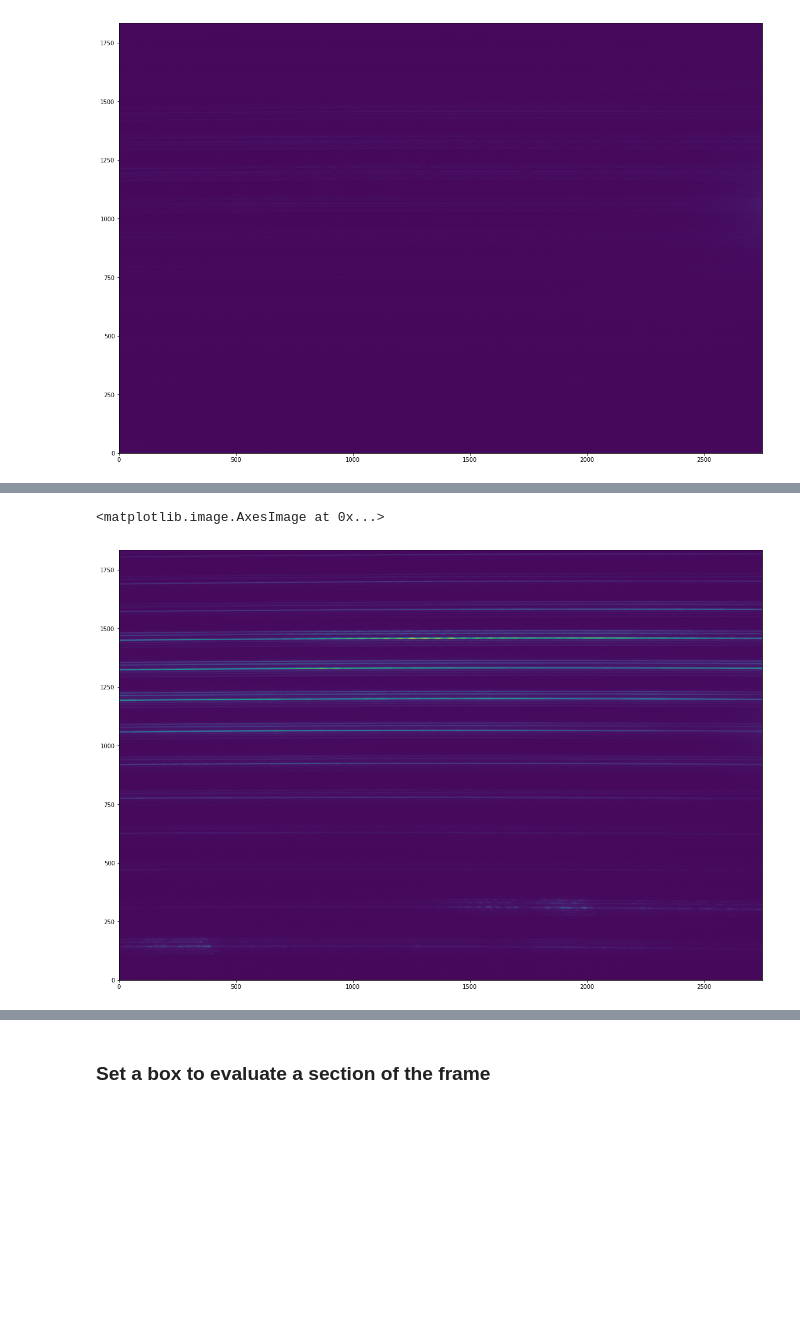
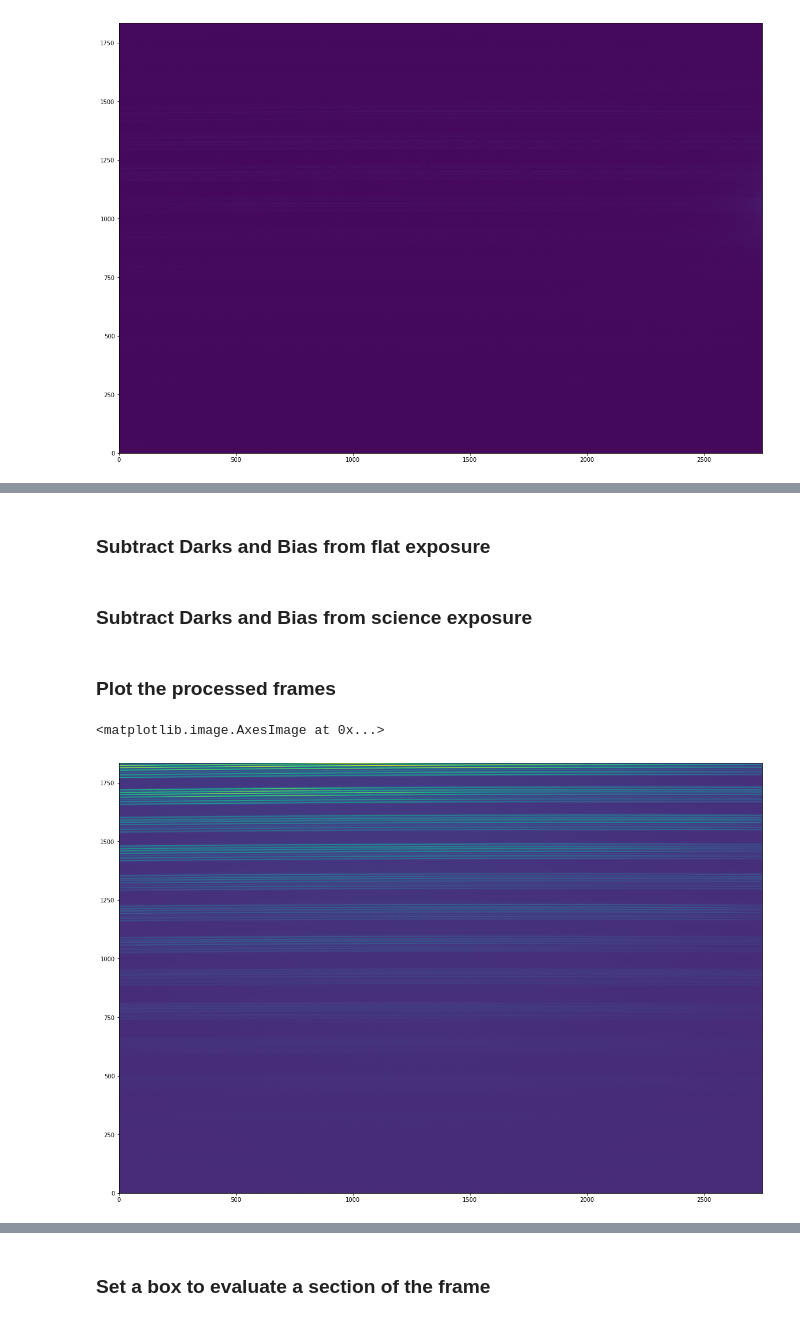
Before and after one commit to mq-astrolab/DR-beta-rhea, a Jupyter notebook: datareduction.ipynb, the cells around one changed output, grey strips where cells are left out. Drawn from its saved outputs; the diff is of its cells as text; code cells hidden in the pictures; blank space fills up the shorter version.

Commit message:
change things to use ccddata

```diff
--- a/datareduction.ipynb
+++ b/datareduction.ipynb
@@ -104,5 +108,13 @@ print(science_files)
 ### Create Master bias
 # %%
 mb_filename=os.path.join(datastore_path,proc_dir,"masterbias.fit")
-masterbias = ccdproc.combine(bias_files,mb_filename,method="median",unit="adu")
+
+if os.path.exists(mb_filename) == False:
+    mb_ccd = ccdproc.combine(bias_files,mb_filename,method="median",unit="adu")
+else:
+    mb_ccd = CCDData.read(mb_filename)
+
+
+#im = fits.open(mb_filename)
+#mb_imarray=im[0].data
 # %% [markdown]
@@ -112,0 +122,21 @@ masterdark = ccdproc.combine(dark_files,dk_filename,method="median",unit="adu")
+# %%
+dk_filename=os.path.join(datastore_path,proc_dir,"masterdark.fit")
+dark_exp = 300.0*u.second
+flat_exp = 300.0*u.second
+sci_exp = 480.0 * u.second
+
+
+if os.path.exists(dk_filename) == False:
+    darkcombined = ccdproc.combine(dark_files,method="median",unit="adu")
+    dk_ccd = ccdproc.subtract_bias(darkcombined, mb_ccd)
+    #hdulist = masterdark.to_hdu()
+    dk_ccd.write(dk_filename,unit="adu")
+else:
+    dk_ccd = CCDData.read(dk_filename)
+
+
+#im = fits.open(dk_filename)
+#dk_imarray=im[0].data
+
+
+flat_ccd = CCDData.read(flat_files[0],unit="adu")
@@ -142,0 +174,10 @@ imarray.shape
+# %% [markdown]
+### Subtract Darks and Bias from flat exposure
+# %%
+#procflat = ccdproc.ccd_process(flat_ccd, master_bias = mb_ccd, dark_frame = dk_ccd, data_exposure = flat_exp,
+#                               dark_exposure = dark_exp, error=False, dark_scale = True, gain_corrected = False)
+
+procflat = ccdproc.subtract_bias(flat_ccd, mb_ccd)
+procflat = ccdproc.subtract_dark(procflat,dk_ccd, data_exposure = flat_exp, dark_exposure = dark_exp, scale = True)
+# %% [markdown]
+### Subtract Darks and Bias from science exposure
@@ -143,8 +190,14 @@ imarray.shape
+# %% [markdown]
+### Plot the processed frames
 # %%
+#flat.shape
+
 fig,ax = plt.subplots()
 
 fig.set_size_inches(20, 15)
-ax.imshow(imarray,origin='lower',cmap='viridis')
+ax.imshow(procflat,origin='lower',cmap='viridis')
+
+#procflat
 # %% [output]
 <matplotlib.image.AxesImage at 0x...>
-[figure, old version]
+[figure, new version]
```
Also changed, not shown: parts of 14 cells of this notebook.
